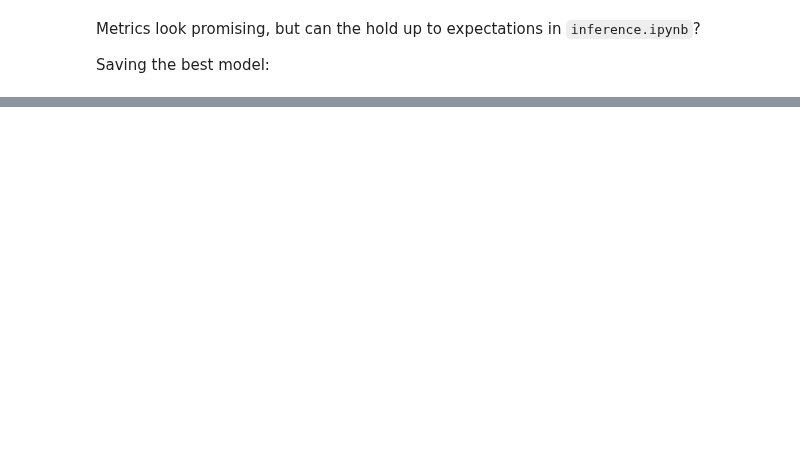
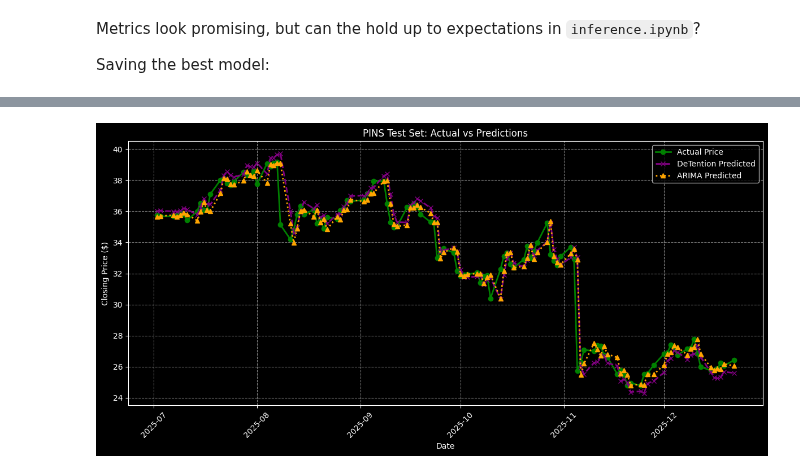
Before and after one commit to Stochastic-Batman/BackToTheAttention, a Jupyter notebook: notebooks/data_and_training.ipynb, the cells around one changed output, grey strips where cells are left out. Drawn from its saved outputs; the diff is of its cells as text; code cells hidden in the pictures; blank space fills up the shorter version.

Commit message:
Day 4: clarified few things + comparison with ARIMA

```diff
--- a/notebooks/data_and_training.ipynb
+++ b/notebooks/data_and_training.ipynb
@@ -417,0 +452,71 @@ logger.info("Scaler saved as '%s'", scaler_path)
+# %%
+logger.info("Fitting ARIMA baseline for comparison")
+
+# recompute series, train_series, test_series (since local in minmax_scale)
+series = df['Close'].values.reshape(-1, 1)
+split_idx = int(len(series) * train_ratio)
+train_series = series[:split_idx].flatten()
+test_series = series[split_idx:].flatten()
+
+# fit ARIMA on original train_series (unscaled)
+arima_order = (5, 1, 0)  # p,d,q
+arima_model = ARIMA(train_series, order=arima_order)
+arima_fit = arima_model.fit()
+
+# ARIMA is autoregressive, so update with actuals
+arima_predictions = []
+history = list(train_series)
+for t in range(len(test_series)):
+    arima_temp = ARIMA(history, order=arima_order)
+    arima_fit_temp = arima_temp.fit()
+    forecast = arima_fit_temp.forecast()[0]
+    arima_predictions.append(forecast)
+    history.append(test_series[t])
+
+# DeTention predictions on test set (unscaled)
+model.eval()
+detention_predictions = []
+with torch.no_grad():
+    for i in range(0, len(X_test_t), batch_size):
+        batch_x = X_test_t[i:i + batch_size].to(device)
+        batch_pred = model(batch_x).cpu().numpy()
+        detention_predictions.extend(batch_pred)
+
+detention_predictions = scaler.inverse_transform(np.array(detention_predictions).reshape(-1, 1)).flatten()
+actual_test = test_series[L:]  # metrics (on original scale), align with windowed test set (skips first L in test)
+
+arima_predictions_aligned = arima_predictions[L:]  # Align ARIMA to match
+arima_mse = mean_squared_error(actual_test, arima_predictions_aligned)
+arima_mae = mean_absolute_error(actual_test, arima_predictions_aligned)
+
+detention_mse = mean_squared_error(actual_test, detention_predictions)
+detention_mae = mean_absolute_error(actual_test, detention_predictions)
+
+logger.info("ARIMA Test MSE: %.4f | MAE: %.4f", arima_mse, arima_mae)
+logger.info("DeTention Test MSE: %.4f | MAE: %.4f", detention_mse, detention_mae)
+logger.info("DeTention vs ARIMA: MSE Improvement: %.2f%% | MAE Improvement: %.2f%%",100 * (arima_mse - detention_mse) / arima_mse, 100 * (arima_mae - detention_mae) / arima_mae)
+
+logger.info("Generating comparison plot for test set predictions")
+
+dates = df.index  # get dates for test set (from original df)
+test_start_idx = split_idx + L  # adjust for windowing offset
+test_dates = dates[test_start_idx:test_start_idx + len(actual_test)]
+
+plt.style.use('dark_background')
+fig, ax = plt.subplots(figsize=(12, 6))
+ax.plot(test_dates, actual_test, color='green', label='Actual Price', marker='o', linewidth=2)
+ax.plot(test_dates, detention_predictions, color='purple', label='DeTention Predicted', marker='x', linewidth=2, linestyle='--')
+ax.plot(test_dates, arima_predictions_aligned, color='orange', label='ARIMA Predicted', marker='^', linewidth=2, linestyle=':')
+ax.set_title(f'{ticker} Test Set: Actual vs Predictions')
+ax.set_xlabel('Date')
+ax.set_ylabel('Closing Price ($)')
+ax.legend()
+ax.grid(True, linestyle='--', alpha=0.5)
+plt.xticks(rotation=45)
+plt.tight_layout()
+plot_path = f"models/{ticker}_test_comparison_plot.png"
+plt.savefig(plot_path)
+plt.show()
+plt.close()
+logger.info("Test set comparison plot saved to %s", plot_path)
+# %% [output]
@@ -417,0 +528 @@ logger.info("Scaler saved as '%s'", scaler_path)
+[figure, added]
```
Also changed, not shown: parts of 9 cells of this notebook, 13 other files.
